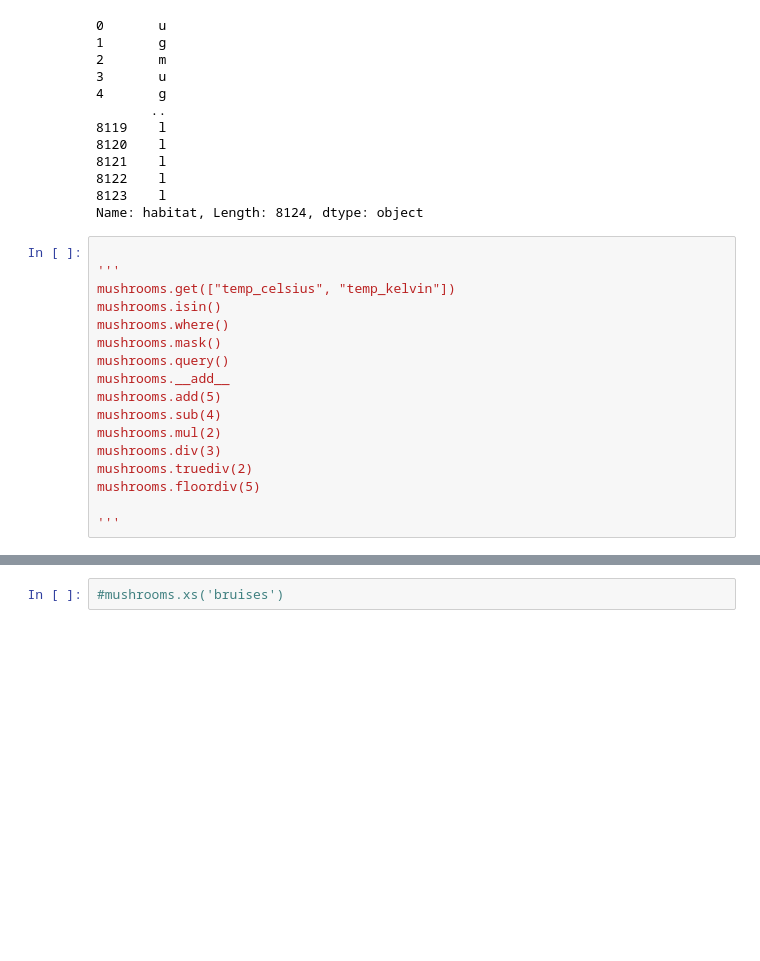
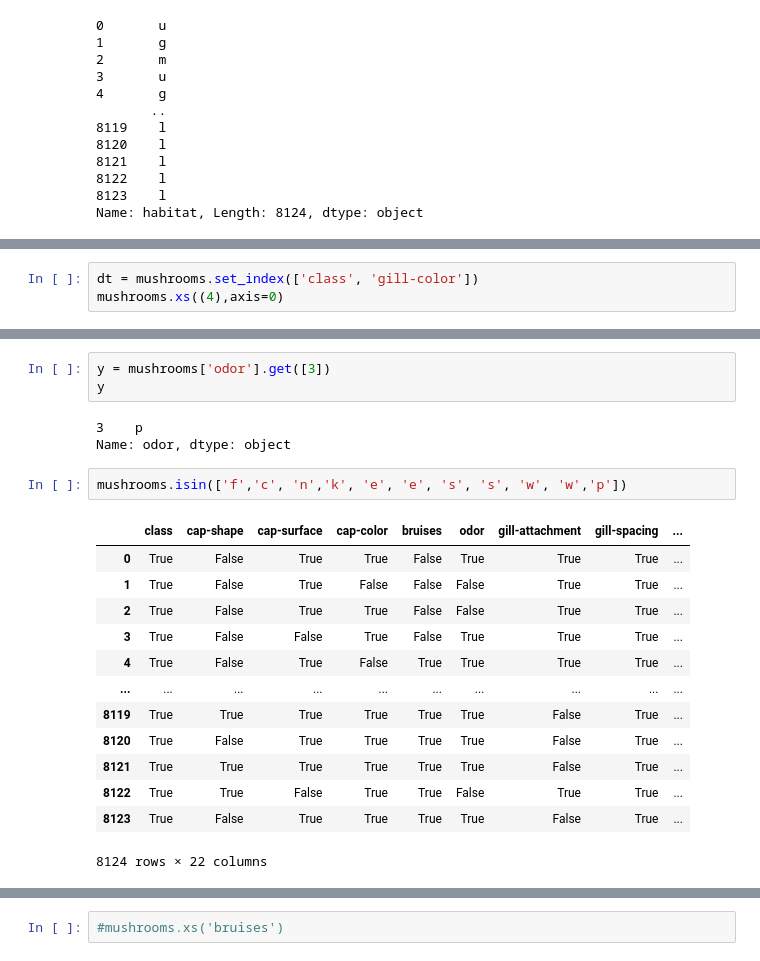
Before and after one commit to gokulmpg/SmallPracticeExercises, a Jupyter notebook: python-mushrooms.ipynb, the cells around one changed output, grey strips where cells are left out. Saved outputs shown, nothing was run; the diff lists cells and outputs as text; blank space fills up the shorter version.

Commit message:
Kaggle Notebook | Python_mushrooms | Version 7

```diff
--- a/python-mushrooms.ipynb
+++ b/python-mushrooms.ipynb
@@ -92,20 +92,3 @@ mushrooms.pop('habitat')
 8122    l
 8123    l
 Name: habitat, Length: 8124, dtype: object
-# %%
-
-'''
-mushrooms.get(["temp_celsius", "temp_kelvin"])
-mushrooms.isin()
-mushrooms.where()
-mushrooms.mask()
-mushrooms.query()
-mushrooms.__add__
-mushrooms.add(5)
-mushrooms.sub(4)
-mushrooms.mul(2)
-mushrooms.div(3)
-mushrooms.truediv(2)
-mushrooms.floordiv(5)
-
-'''
@@ -113,0 +95,3 @@ mushrooms.floordiv(5)
+# %%
+dt = mushrooms.set_index(['class', 'gill-color'])
+mushrooms.xs((4),axis=0)
@@ -113,0 +116,22 @@ mushrooms.floordiv(5)
+# %%
+y = mushrooms['odor'].get([3])
+y
+# %% [output]
+3    p
+Name: odor, dtype: object
+# %%
+mushrooms.isin(['f','c', 'n','k', 'e', 'e', 's', 's', 'w', 'w','p'])
+# %% [output]
+|  | class | cap-shape | cap-surface | cap-color | bruises | odor | gill-attachment | gill-spacing | ... |
+| 0 | True | False | True | True | False | True | True | True | ... |
+| 1 | True | False | True | False | False | False | True | True | ... |
+| 2 | True | False | True | True | False | False | True | True | ... |
+| 3 | True | False | False | True | False | True | True | True | ... |
+| 4 | True | False | True | False | True | True | True | True | ... |
+| ... | ... | ... | ... | ... | ... | ... | ... | ... | ... |
+| 8119 | True | True | True | True | True | True | False | True | ... |
+| 8120 | True | False | True | True | True | True | False | True | ... |
+| 8121 | True | True | True | True | True | True | False | True | ... |
+| 8122 | True | True | False | True | True | False | True | True | ... |
+| 8123 | True | False | True | True | True | True | False | True | ... |
+8124 rows × 22 columns
```
Also changed, not shown: parts of 14 cells of this notebook.
